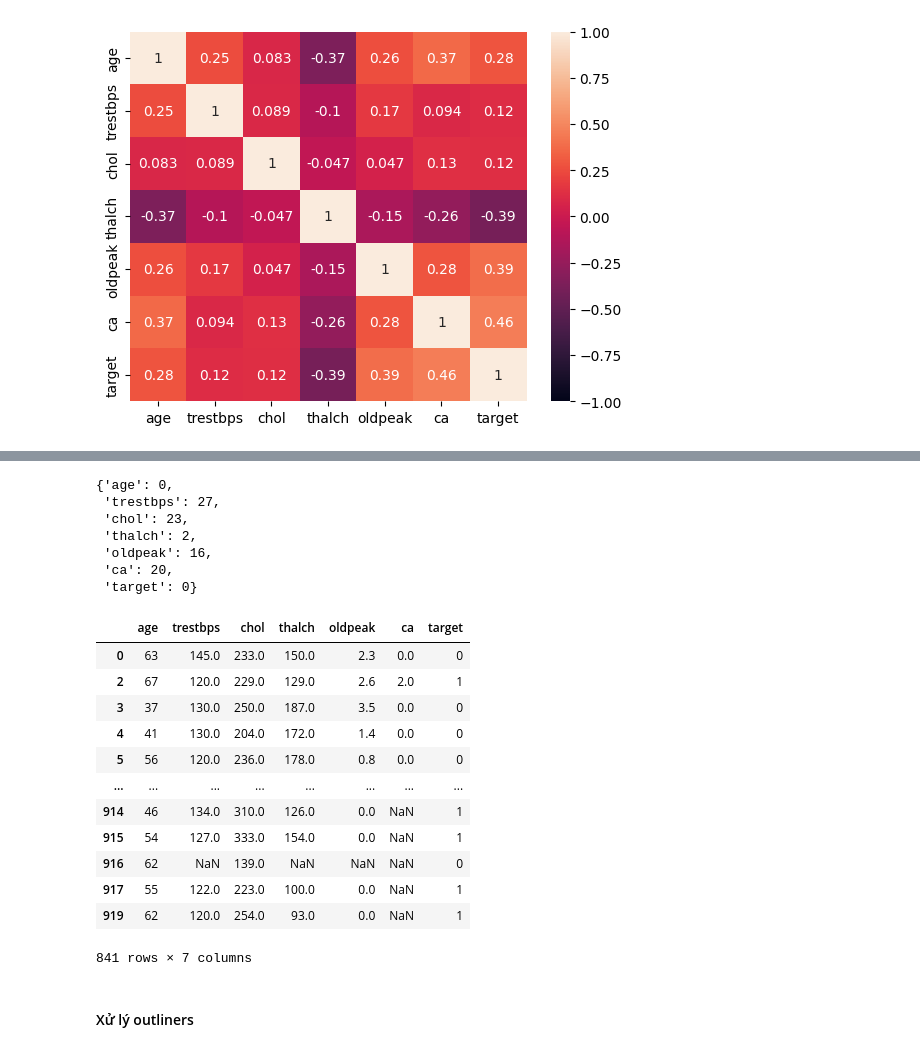
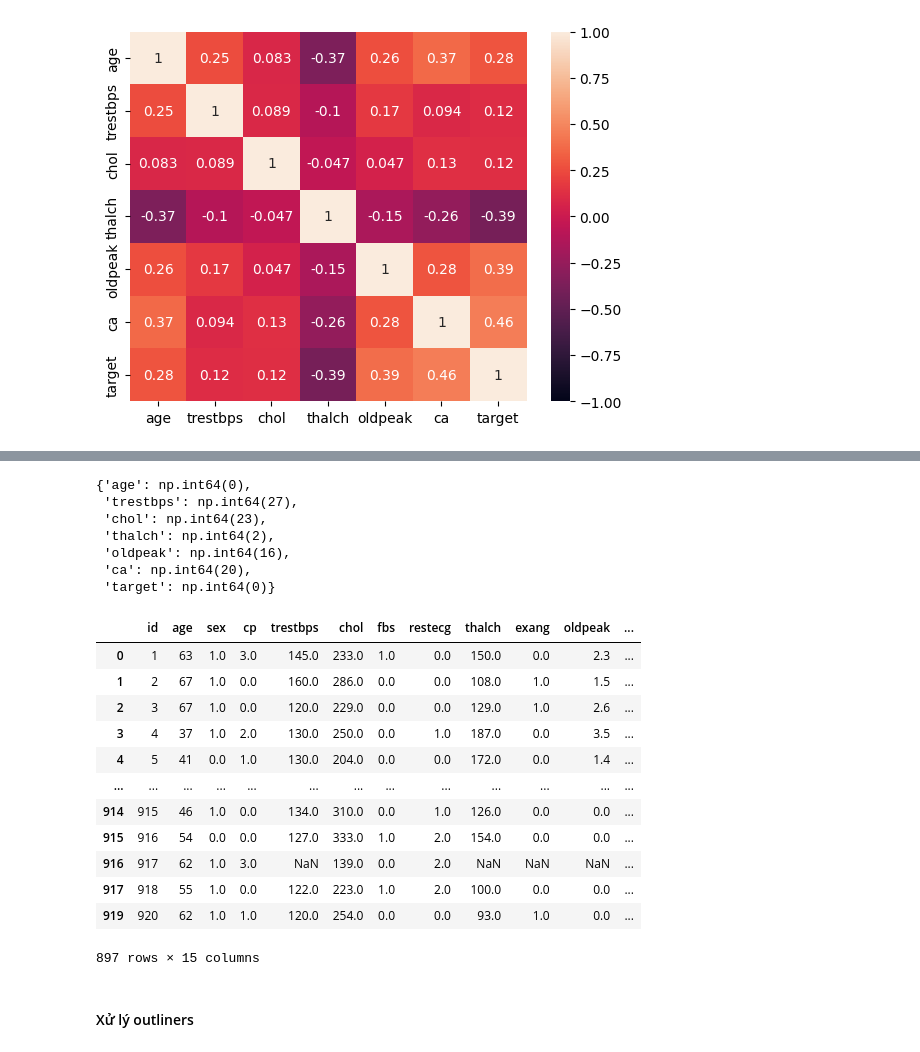
Before and after one commit to lehoanggiavi/ThuThap-XuLyData, a Jupyter notebook: Code/Vi/CodePhu.ipynb, the cells around one changed output, grey strips where cells are left out. Cells and saved outputs as stored; diff of their text form; code cells hidden in the pictures.

```diff
--- a/Code/Vi/CodePhu.ipynb
+++ b/Code/Vi/CodePhu.ipynb
@@ -131,12 +115,12 @@ df_numeric[df_numeric['trestbps'] == 0]
 #### Kiểm tra các giá trị bằng 0
 - Vì 0 đối với các chỉ số trên là 0 hợp lý điều này gây nhiễu cho bộ data trên, nên cần chuyển về Nan
 # %%
-for col in df_numeric[['trestbps', 'chol',	'thalch']]:
+for col in df_heart[['trestbps', 'chol', 'thalch']]:
     # Đếm số lượng giá trị 0 trước khi thay thế
-    zero_count = df_numeric[df_numeric[col] == 0].shape[0]
+    zero_count = df_heart[df_heart[col] == 0].shape[0]
 
     # Thay thế giá trị 0 bằng NaN
-    df_numeric[col] = df_numeric[col].replace(0, np.nan)
+    df_heart[col] = df_heart[col].replace(0, np.nan)
 
     # In thông tin
     print(f"Column: {col}, Dem_GT_0: {zero_count}")
@@ -217,0 +178,11 @@ corr
+# %%
+from sklearn.preprocessing import OrdinalEncoder
+import numpy as np
+
+# Áp dụng OrdinalEncoder (giữ nguyên giá trị NaN)
+ordinal_encoder = OrdinalEncoder(handle_unknown='use_encoded_value', unknown_value=-1)
+
+# Chỉ encode các cột phân loại
+df_heart[categories_col] = ordinal_encoder.fit_transform(df_heart[categories_col])
+
+df_heart.isna().sum()
@@ -262,44 +274,44 @@ print(detect_outliners_without_nan(df_numeric['ca']).value_counts().sum())
 # %%
 outliers_dict = {}
 for col in df_numeric.columns:
-    outliers_dict[col] = detect_outliners_without_nan(df_numeric[col]).value_counts().sum()
+    outliers_dict[col] = detect_outliners_without_nan(df_heart[col]).value_counts().sum()
 outliers_dict
 # %% [output]
-{'age': 0,
- 'trestbps': 27,
- 'chol': 23,
- 'thalch': 2,
- 'oldpeak': 16,
- 'ca': 20,
- 'target': 0}
+{'age': np.int64(0),
+ 'trestbps': np.int64(27),
+ 'chol': np.int64(23),
+ 'thalch': np.int64(2),
+ 'oldpeak': np.int64(16),
+ 'ca': np.int64(20),
+ 'target': np.int64(0)}
 # %%
 # loại bỏ outliers
-for col in df_numeric.columns:
-    q1 = df_numeric[col].quantile(0.25)
-    q3 = df_numeric[col].quantile(0.75)
+for col in df_heart[['chol']]:
+    q1 = df_heart[col].quantile(0.25)
+    q3 = df_heart[col].quantile(0.75)
     iqr = q3 - q1
     lower_bound = q1 - 1.5 * iqr
     upper_bound = q3 + 1.5 * iqr
 
     # Lọc dữ liệu trong khoảng hợp lý
     # kết hợp giữ lại điều kiện nan và khoảng tứ phân vị
-    df_numeric = df_numeric[(df_numeric[col].isna()) | (df_numeric[col] >= lower_bound) & (df_numeric[col] <= upper_bound)]
+    df_heart = df_heart[(df_heart[col].isna()) | (df_heart[col] >= lower_bound) & (df_heart[col] <= upper_bound)]
 
-df_numeric
+df_heart
 # %% [output]
-|  | age | trestbps | chol | thalch | oldpeak | ca | target |
-| 0 | 63 | 145.0 | 233.0 | 150.0 | 2.3 | 0.0 | 0 |
-| 2 | 67 | 120.0 | 229.0 | 129.0 | 2.6 | 2.0 | 1 |
-| 3 | 37 | 130.0 | 250.0 | 187.0 | 3.5 | 0.0 | 0 |
-| 4 | 41 | 130.0 | 204.0 | 172.0 | 1.4 | 0.0 | 0 |
-| 5 | 56 | 120.0 | 236.0 | 178.0 | 0.8 | 0.0 | 0 |
-| ... | ... | ... | ... | ... | ... | ... | ... |
-| 914 | 46 | 134.0 | 310.0 | 126.0 | 0.0 | NaN | 1 |
-| 915 | 54 | 127.0 | 333.0 | 154.0 | 0.0 | NaN | 1 |
-| 916 | 62 | NaN | 139.0 | NaN | NaN | NaN | 0 |
-| 917 | 55 | 122.0 | 223.0 | 100.0 | 0.0 | NaN | 1 |
-| 919 | 62 | 120.0 | 254.0 | 93.0 | 0.0 | NaN | 1 |
+|  | id | age | sex | cp | trestbps | chol | fbs | restecg | thalch | exang | oldpeak | ... |
+| 0 | 1 | 63 | 1.0 | 3.0 | 145.0 | 233.0 | 1.0 | 0.0 | 150.0 | 0.0 | 2.3 | ... |
+| 1 | 2 | 67 | 1.0 | 0.0 | 160.0 | 286.0 | 0.0 | 0.0 | 108.0 | 1.0 | 1.5 | ... |
+| 2 | 3 | 67 | 1.0 | 0.0 | 120.0 | 229.0 | 0.0 | 0.0 | 129.0 | 1.0 | 2.6 | ... |
+| 3 | 4 | 37 | 1.0 | 2.0 | 130.0 | 250.0 | 0.0 | 1.0 | 187.0 | 0.0 | 3.5 | ... |
+| 4 | 5 | 41 | 0.0 | 1.0 | 130.0 | 204.0 | 0.0 | 0.0 | 172.0 | 0.0 | 1.4 | ... |
+| ... | ... | ... | ... | ... | ... | ... | ... | ... | ... | ... | ... | ... |
+| 914 | 915 | 46 | 1.0 | 0.0 | 134.0 | 310.0 | 0.0 | 1.0 | 126.0 | 0.0 | 0.0 | ... |
+| 915 | 916 | 54 | 0.0 | 0.0 | 127.0 | 333.0 | 1.0 | 2.0 | 154.0 | 0.0 | 0.0 | ... |
+| 916 | 917 | 62 | 1.0 | 3.0 | NaN | 139.0 | 0.0 | 2.0 | NaN | NaN | NaN | ... |
+| 917 | 918 | 55 | 1.0 | 0.0 | 122.0 | 223.0 | 1.0 | 2.0 | 100.0 | 0.0 | 0.0 | ... |
+| 919 | 920 | 62 | 1.0 | 1.0 | 120.0 | 254.0 | 0.0 | 0.0 | 93.0 | 1.0 | 0.0 | ... |
-841 rows × 7 columns
+897 rows × 15 columns
 # %% [markdown]
 #### Xử lý outliners
 # %%
```
Also changed, not shown: parts of 37 cells of this notebook, 1 other file.
